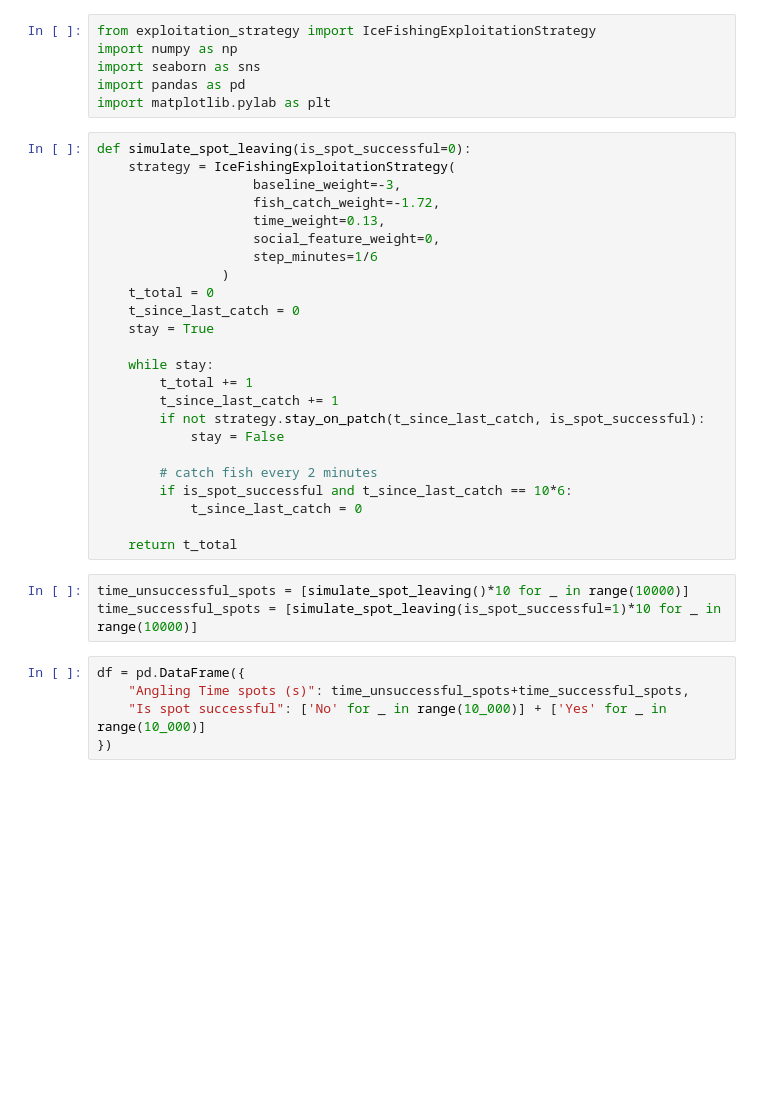
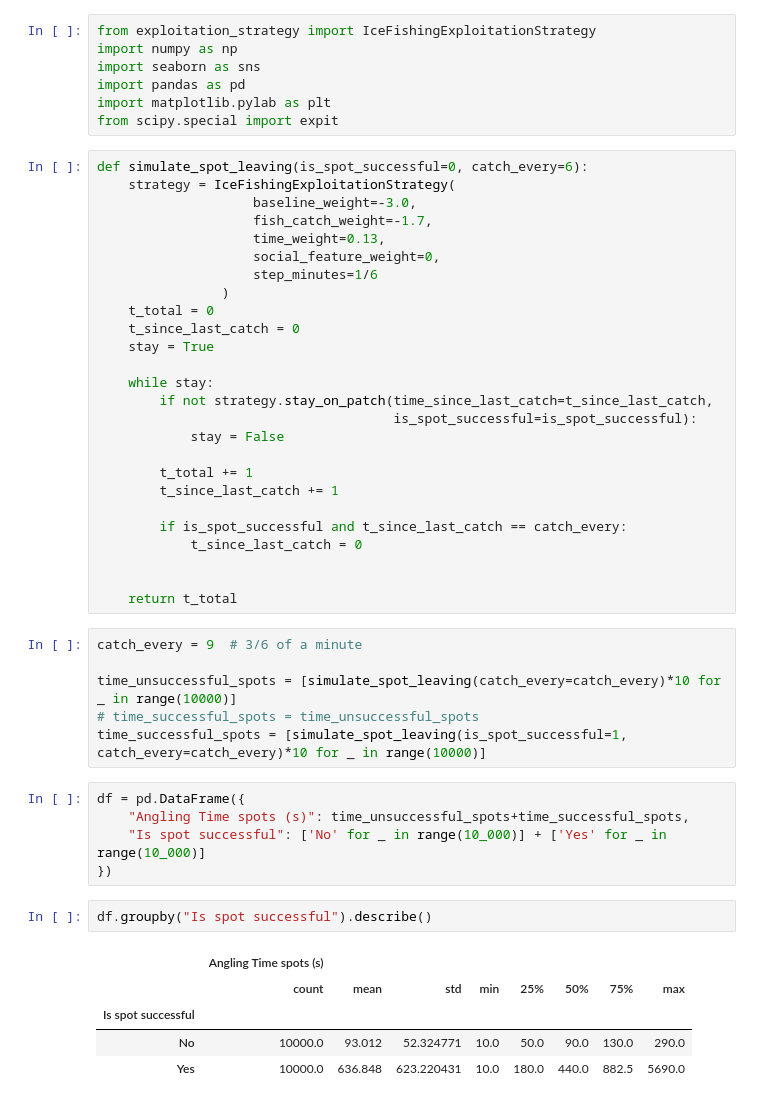
Before and after one commit to vagechirkov/IceFishingABM-MESA, a Jupyter notebook: abm/time_on_spot.ipynb, the cells around one changed output. Drawn from its saved outputs; the diff is of its cells as text; blank space fills up the shorter version.

```diff
--- a/abm/time_on_spot.ipynb
+++ b/abm/time_on_spot.ipynb
@@ -4,11 +4,12 @@ import numpy as np
 import seaborn as sns
 import pandas as pd
 import matplotlib.pylab as plt
+from scipy.special import expit
 # %%
-def simulate_spot_leaving(is_spot_successful=0):
+def simulate_spot_leaving(is_spot_successful=0, catch_every=6):
     strategy = IceFishingExploitationStrategy(
-                    baseline_weight=-3,
-                    fish_catch_weight=-1.72,
+                    baseline_weight=-3.0,
+                    fish_catch_weight=-1.7,
                     time_weight=0.13,
                     social_feature_weight=0,
                     step_minutes=1/6
@@ -18,24 +19,37 @@ def simulate_spot_leaving(is_spot_successful=0):
     stay = True
 
     while stay:
+        if not strategy.stay_on_patch(time_since_last_catch=t_since_last_catch,
+                                      is_spot_successful=is_spot_successful):
+            stay = False
+
         t_total += 1
         t_since_last_catch += 1
-        if not strategy.stay_on_patch(t_since_last_catch, is_spot_successful):
-            stay = False
 
-        # catch fish every 2 minutes
-        if is_spot_successful and t_since_last_catch == 10*6:
+        if is_spot_successful and t_since_last_catch == catch_every:
             t_since_last_catch = 0
 
+
     return t_total
 # %%
-time_unsuccessful_spots = [simulate_spot_leaving()*10 for _ in range(10000)]
-time_successful_spots = [simulate_spot_leaving(is_spot_successful=1)*10 for _ in range(10000)]
+catch_every = 9  # 3/6 of a minute
+
+time_unsuccessful_spots = [simulate_spot_leaving(catch_every=catch_every)*10 for _ in range(10000)]
+# time_successful_spots = time_unsuccessful_spots
+time_successful_spots = [simulate_spot_leaving(is_spot_successful=1, catch_every=catch_every)*10 for _ in range(10000)]
 # %%
 df = pd.DataFrame({
     "Angling Time spots (s)": time_unsuccessful_spots+time_successful_spots,
     "Is spot successful": ['No' for _ in range(10_000)] + ['Yes' for _ in range(10_000)]
 })
+# %%
+df.groupby("Is spot successful").describe()
+# %% [output]
+|  | Angling Time spots (s) |  |  |  |  |  |  |  |
+|  | count | mean | std | min | 25% | 50% | 75% | max |
+| Is spot successful |  |  |  |  |  |  |  |  |
+| No | 10000.0 | 93.012 | 52.324771 | 10.0 | 50.0 | 90.0 | 130.0 | 290.0 |
+| Yes | 10000.0 | 636.848 | 623.220431 | 10.0 | 180.0 | 440.0 | 882.5 | 5690.0 |
 # %%
 %matplotlib inline
 sns.catplot(
```
Also changed, not shown: parts of 2 cells of this notebook.
